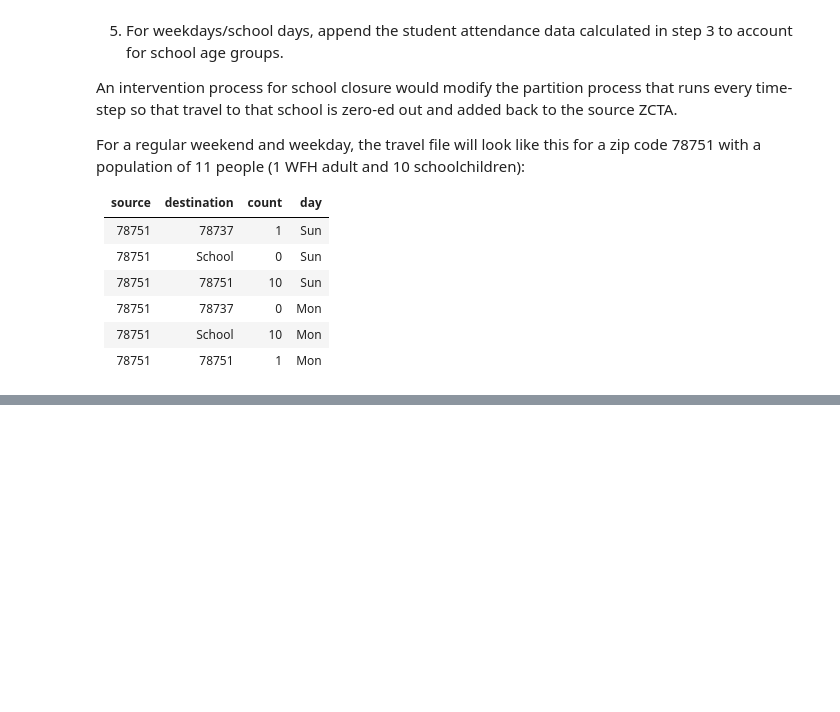
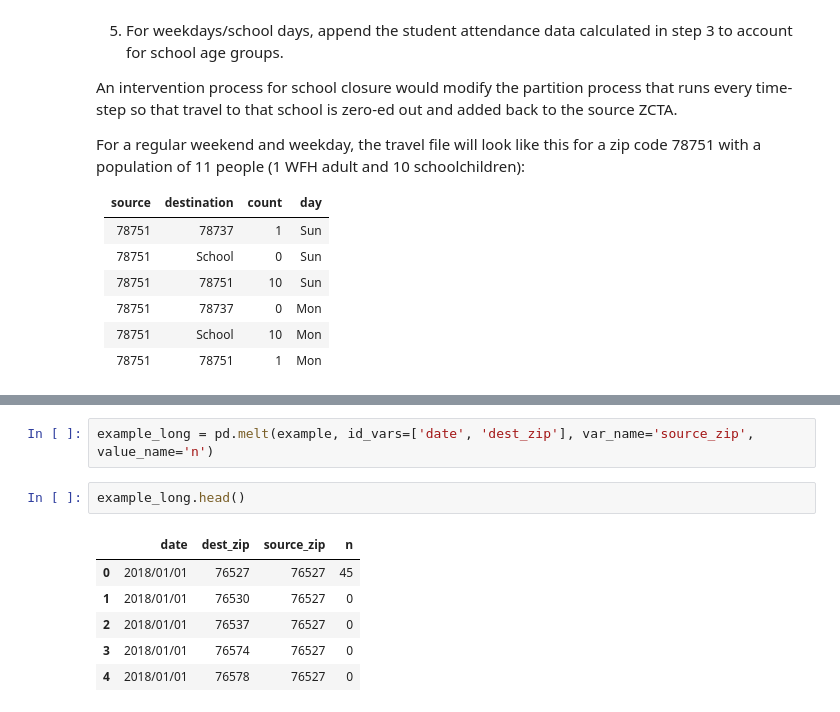
Before and after one commit to bhollo0329/epimodels, a Jupyter notebook: notebooks/AustinGranularModel/DataIntegration/AGMDataIntegration.ipynb, the cells around one changed output, grey strips where cells are left out. Drawn from its saved outputs; the diff is of its cells as text; blank space fills up the shorter version.

```diff
--- a/notebooks/AustinGranularModel/DataIntegration/AGMDataIntegration.ipynb
+++ b/notebooks/AustinGranularModel/DataIntegration/AGMDataIntegration.ipynb
@@ -853,0 +865,11 @@ For a regular weekend and weekday, the travel file will look like this for a zip
+# %%
+example_long = pd.melt(example, id_vars=['date', 'dest_zip'], var_name='source_zip', value_name='n')
+# %%
+example_long.head()
+# %% [output]
+|  | date | dest_zip | source_zip | n |
+| 0 | 2018/01/01 | 76527 | 76527 | 45 |
+| 1 | 2018/01/01 | 76530 | 76527 | 0 |
+| 2 | 2018/01/01 | 76537 | 76527 | 0 |
+| 3 | 2018/01/01 | 76574 | 76527 | 0 |
+| 4 | 2018/01/01 | 76578 | 76527 | 0 |
```
Also changed, not shown: parts of 7 cells of this notebook, 35 other files.
